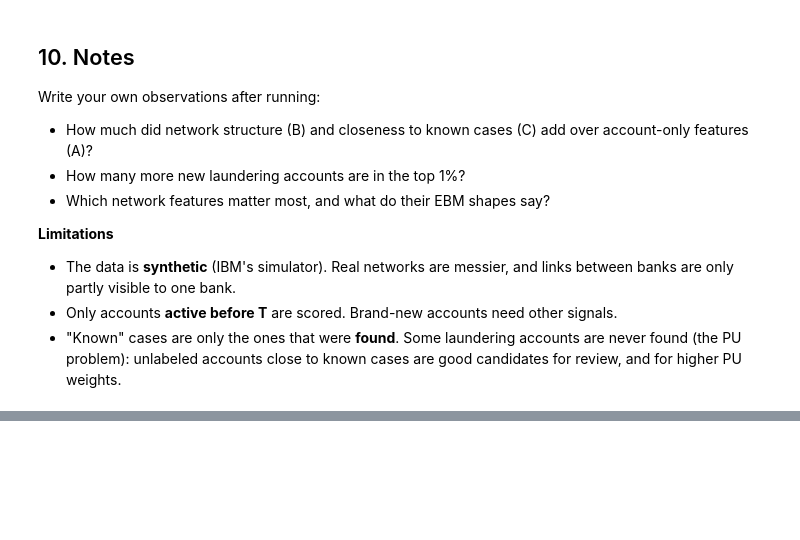
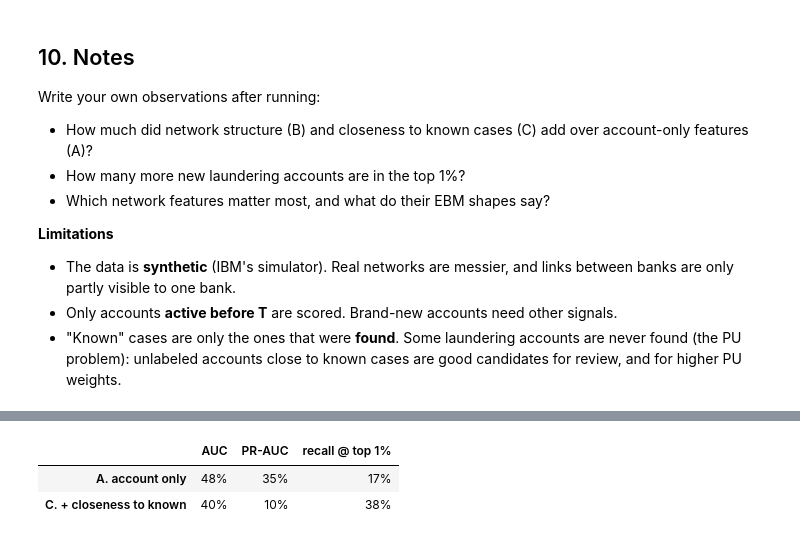
Before and after one commit to natsumisugimoto817/graph-aml, a Jupyter notebook: notebooks/01_graph_features_aml.ipynb, the cells around one changed output, grey strips where cells are left out. Cells and saved outputs as stored; diff of their text form; code cells hidden in the pictures; blank space fills up the shorter version.

```diff
--- a/notebooks/01_graph_features_aml.ipynb
+++ b/notebooks/01_graph_features_aml.ipynb
@@ -280,0 +508,77 @@ Write your own observations after running:
+# %%
+from sklearn.model_selection import StratifiedKFold
+
+LABEL_FREQ = 0.5      # share of laundering accounts that keep their label in training (true c)
+N_FOLDS = 5
+
+rng = np.random.default_rng(RANDOM_STATE)
+y_tr, y_te = train["y"].to_numpy(), test["y"].to_numpy()
+s_tr = ((y_tr == 1) & (rng.uniform(size=len(y_tr)) < LABEL_FREQ)).astype(int)
+hidden = (y_tr == 1) & (s_tr == 0)
+c_true = s_tr[y_tr == 1].mean()
+print(f"training: {y_tr.sum():,} laundering accounts, {s_tr.sum():,} labeled, {hidden.sum():,} hidden   true c = {c_true:.3f}")
+
+
+def pu_weights(g, c, eps=1e-6):
+    # chance that an unlabeled account is hidden laundering
+    g = np.clip(g, eps, 1 - eps)
+    return np.clip((1 - c) / c * g / (1 - g), 0, 1)
+
+
+def cross_fit_g(X, s):
+    # step 1: g(x) = P(labeled | x), each row scored by a model that did not see it
+    g = np.zeros(len(s))
+    for tr_idx, va_idx in StratifiedKFold(N_FOLDS, shuffle=True, random_state=RANDOM_STATE).split(X, s):
+        m = lgb.LGBMClassifier(**LGB_PARAMS).fit(X.iloc[tr_idx], s[tr_idx])
+        g[va_idx] = m.predict_proba(X.iloc[va_idx])[:, 1]
+    return g
+
+
+def fit_pu(X, s, w):
+    # final model: labeled = laundering (weight 1); unlabeled used twice (laundering w, normal 1 - w)
+    pos, unl = s == 1, s == 0
+    X_new = pd.concat([X[pos], X[unl], X[unl]], ignore_index=True)
+    y_new = np.r_[np.ones(pos.sum()), np.zeros(unl.sum()), np.ones(unl.sum())]
+    w_new = np.r_[np.ones(pos.sum()), 1 - w[unl], w[unl]]
+    keep = w_new > 0
+    return lgb.LGBMClassifier(**LGB_PARAMS).fit(X_new[keep], y_new[keep], sample_weight=w_new[keep])
+
+
+def evaluate(y, p):
+    return {"AUC": roc_auc_score(y, p), "PR-AUC": average_precision_score(y, p),
+            f"recall @ top {TOP_K:.0%}": gu.recall_at_k(y, p, TOP_K), "mean score": p.mean()}
+
+
+PU_SETS = ["A. account only", "C. + closeness to known"]
+rows, weights, gs = [], {}, {}
+t0 = time.time()
+for fs in PU_SETS:
+    cols = FEATURE_SETS[fs]
+    X_tr, X_te = train[cols], test[cols]
+    p_oracle = lgb.LGBMClassifier(**LGB_PARAMS).fit(X_tr, y_tr).predict_proba(X_te)[:, 1]
+    p_naive = lgb.LGBMClassifier(**LGB_PARAMS).fit(X_tr, s_tr).predict_proba(X_te)[:, 1]
+    g = cross_fit_g(X_tr, s_tr)
+    w = np.where(s_tr == 0, pu_weights(g, c_true), 0.0)
+    p_pu = fit_pu(X_tr, s_tr, w).predict_proba(X_te)[:, 1]
+    gs[fs], weights[fs] = g, w
+    print(f"{fs}: c from the data {g[s_tr == 1].mean():.3f} (true {c_true:.3f})   "
+          f"mean w  hidden {w[hidden].mean():.3f} vs true normal {w[y_tr == 0].mean():.4f}")
+    for name, p in [("oracle", p_oracle), ("naive", p_naive), ("PU", p_pu)]:
+        rows.append({"features": fs, "model": name, **evaluate(y_te, p)})
+print(f"{time.time() - t0:.0f}s   true rate in test: {y_te.mean():.4f}")
+pu_results = pd.DataFrame(rows).set_index(["features", "model"])
+pu_results
+
+# %% [markdown]
+# **Share of the naive → oracle gap closed by PU** (100% = as good as the true labels).
+
+# %%
+gap = {}
+for fs in PU_SETS:
+    r = pu_results.loc[fs]
+    gap[fs] = {}
+    for col in ["AUC", "PR-AUC", f"recall @ top {TOP_K:.0%}"]:
+        d = r.loc["oracle", col] - r.loc["naive", col]
+        gap[fs][col] = (r.loc["PU", col] - r.loc["naive", col]) / d if abs(d) > 1e-9 else np.nan
+pd.DataFrame(gap).T.style.format("{:.0%}")
+# %% [output]
@@ -280,0 +589,3 @@ Write your own observations after running:
+|  | AUC | PR-AUC | recall @ top 1% |
+| A. account only | 48% | 35% | 17% |
+| C. + closeness to known | 40% | 10% | 38% |
```
Also changed, not shown: parts of 16 cells of this notebook, 1 other file.
